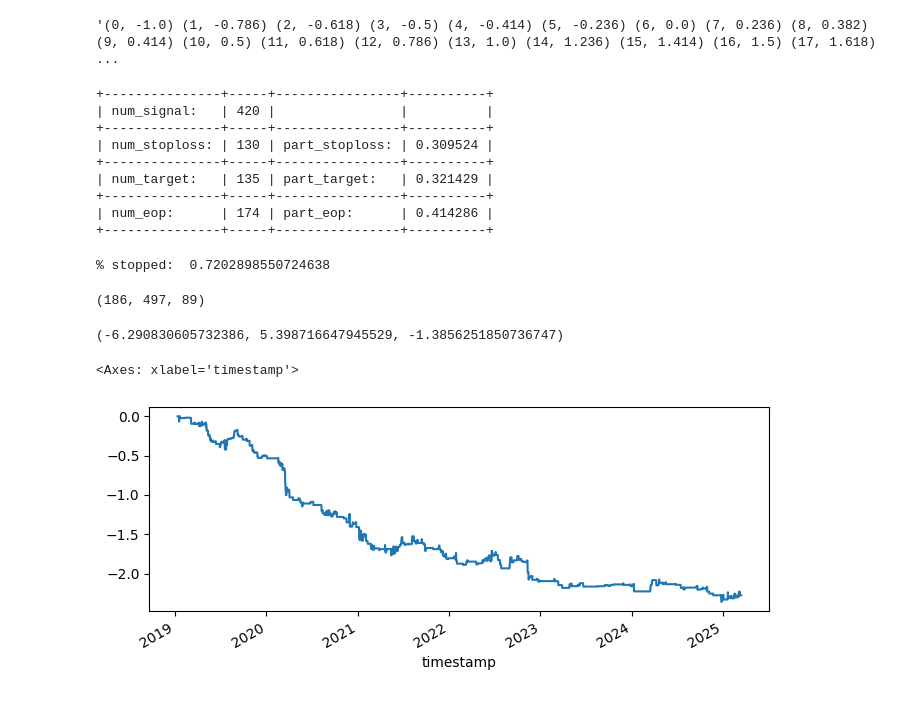
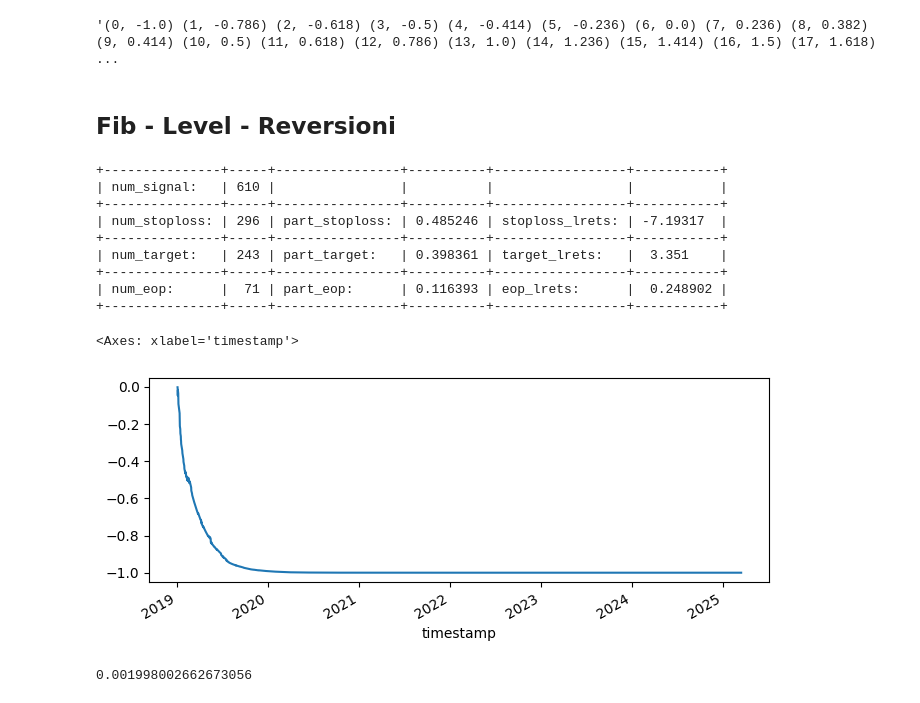
Before and after one commit to petarkabashki/PK-ZigZag-Backtester, a Jupyter notebook: zigzag_fibs.ipynb, the cells around one changed output. Cells and saved outputs as stored; diff of their text form; code cells hidden in the pictures.

```diff
--- a/zigzag_fibs.ipynb
+++ b/zigzag_fibs.ipynb
@@ -132,6 +132,8 @@ plt.show()
 ' '.join(map(str,list(enumerate(fib_levels))))
 # %% [output]
 '(0, -1.0) (1, -0.786) (2, -0.618) (3, -0.5) (4, -0.414) (5, -0.236) (6, 0.0) (7, 0.236) (8, 0.382) (9, 0.414) (10, 0.5) (11, 0.618) (12, 0.786) (13, 1.0) (14, 1.236) (15, 1.414) (16, 1.5) (17, 1.618) ...
+# %% [markdown]
+## Fib - Level - Reversioni
 # %%
 # ldata = data.apply(np.log)
 # ldf_fibs = df_fibs.apply(np.log)
@@ -149,70 +151,60 @@ fu_eop = data.close.shift(-hold_period)
 # a + 0.2 * (b - a) = a + 0.2b - 0.2a = (1-0.2)a + 0.2b
 pos_sign =  1
 # stoploss_fib = 'fib(0.382)'
 current_fib = 'fib(0.414)'
 target_fib = 'fib(0.786)'
-wick_k = 0.1
+wick_k = 0.3
 
 signal = (data.low < df_fibs[current_fib] - wick_k * (df_fibs[target_fib] - df_fibs[current_fib]) ) & (data.close >= df_fibs[current_fib])
 
 level_target = df_fibs[target_fib]
+level_current_fib = df_fibs[current_fib]
 log_level_target = level_target.apply(np.log)
+
 sl_k = .5
-level_stoploss = df_fibs[current_fib] - pos_sign * sl_k * (df_fibs[target_fib] - df_fibs[current_fib])
+level_stoploss = level_current_fib - sl_k * (level_target - level_current_fib)
 log_level_stoploss = level_stoploss.apply(np.log)
 # signal = (data.high > (df_fibs[current_fib] * (1 - wick_k) + df_fibs[next_through_fib] * wick_k) ) & (data.close < df_fibs[current_fib])
 
 # target_hit = signal * (fu_min < df_fibs[target_fib])
 
-target_hit = signal * (fu_max - level_target > 0)
-stoploos_hit = signal * (level_stoploss - fu_min > 0)
+stoploos_hit = signal & (level_stoploss - fu_min > 0)
+target_hit = signal & (fu_max - level_target > 0) & ~stoploos_hit
+# target_hit = np.zeros(signal.shape)
 eop_hit = signal * (1 - stoploos_hit ) * (1 - target_hit)
 log_level_eop = fu_eop.apply(np.log)
 num_signal = signal.sum(); num_target = (target_hit).sum(); num_stoploss = stoploos_hit.sum(); num_eop = eop_hit.sum()
 
 part_stoploss, part_target, part_eop = num_stoploss / num_signal, num_target / num_signal, num_eop / num_signal
 # Print the table
+
+log_level_stoploss = level_stoploss.apply(np.log)
+
+stoploss_lrets = stoploos_hit * pos_sign * (log_level_stoploss - log_level_entry).apply(np.expm1)
+target_lrets = target_hit * pos_sign * (log_level_target - log_level_entry).apply(np.expm1)
+eop_lrets = eop_hit * pos_sign * (log_level_eop - log_level_entry).apply(np.expm1)
+
 print(tabulate([
     # ['% stopped', num_stoploss / num_signal],
     ['num_signal:', num_signal],
-    ['num_stoploss:', num_stoploss, 'part_stoploss:', part_stoploss],
-    ['num_target:', num_target, 'part_target:', part_target],
-    ['num_eop:', num_eop, 'part_eop:', part_eop]
+    ['num_stoploss:', num_stoploss, 'part_stoploss:', part_stoploss, 'stoploss_lrets:', stoploss_lrets.sum()],
+    ['num_target:', num_target, 'part_target:', part_target, 'target_lrets:', target_lrets.sum()],
+    ['num_eop:', num_eop, 'part_eop:', part_eop, 'eop_lrets:', eop_lrets.sum()]
     ], tablefmt="grid"))
 
-
+trades = (target_lrets + stoploss_lrets + eop_lrets)
+trades.subtract(np.log1p(0.002)).cumsum().apply(np.expm1).plot(figsize=(8,3))
 # print("% stopped ", num_stoploss / num_signal) # fraction of stopped trades
 # print(f'num_signal: {num_signal}', f'num_stoploss: {num_stoploss}', f'num_target: {num_target}')
 # %% [output]
-+---------------+-----+----------------+----------+
-| num_signal:   | 420 |                |          |
-+---------------+-----+----------------+----------+
-| num_stoploss: | 130 | part_stoploss: | 0.309524 |
-+---------------+-----+----------------+----------+
-| num_target:   | 135 | part_target:   | 0.321429 |
-+---------------+-----+----------------+----------+
-| num_eop:      | 174 | part_eop:      | 0.414286 |
-+---------------+-----+----------------+----------+
++---------------+-----+----------------+----------+-----------------+-----------+
+| num_signal:   | 610 |                |          |                 |           |
++---------------+-----+----------------+----------+-----------------+-----------+
+| num_stoploss: | 296 | part_stoploss: | 0.485246 | stoploss_lrets: | -7.19317  |
++---------------+-----+----------------+----------+-----------------+-----------+
+| num_target:   | 243 | part_target:   | 0.398361 | target_lrets:   |  3.351    |
++---------------+-----+----------------+----------+-----------------+-----------+
+| num_eop:      |  71 | part_eop:      | 0.116393 | eop_lrets:      |  0.248902 |
++---------------+-----+----------------+----------+-----------------+-----------+
+<Axes: xlabel='timestamp'>
+[figure, added]
-# %%
-log_level_stoploss = level_stoploss.apply(np.log)
-
-stoploss_lrets = (pos_sign * stoploos_hit * (log_level_stoploss - ldata.close)).apply(np.expm1)
-target_lrets = (pos_sign * target_hit * (level_target - ldata.close)).apply(np.expm1)
-eop_lrets = (pos_sign * eop_hit * (level_eop - ldata.close)).apply(np.expm1)
-# ((lsl - ldata.close) / (ldata.close - ldf_fibs[target_fib])).describe()
-# stopped
-target_hit.sum(), stopped.sum(), eop_hit.sum()
-# %% [output]
-% stopped:  0.7202898550724638
-(186, 497, 89)
-# %%
-
-target_lrets.sum(), stopped_lrets.sum(), eop_lrets.sum()
-# %% [output]
-(-6.290830605732386, 5.398716647945529, -1.3856251850736747)
-# %%
-trades = (target_lrets + stopped_lrets + eop_lrets)
-trades.cumsum().plot(figsize=(8,3))
-# %% [output]
-<Axes: xlabel='timestamp'>
-[figure, removed]
@@ -220,0 +211,4 @@ signal.multiply(target_hit + stopped).sum(), signal.sum()
+# %%
+np.log1p(0.002)
+# %% [output]
+0.001998002662673056
```
Also changed, not shown: parts of 2 cells of this notebook, 1 other file.
